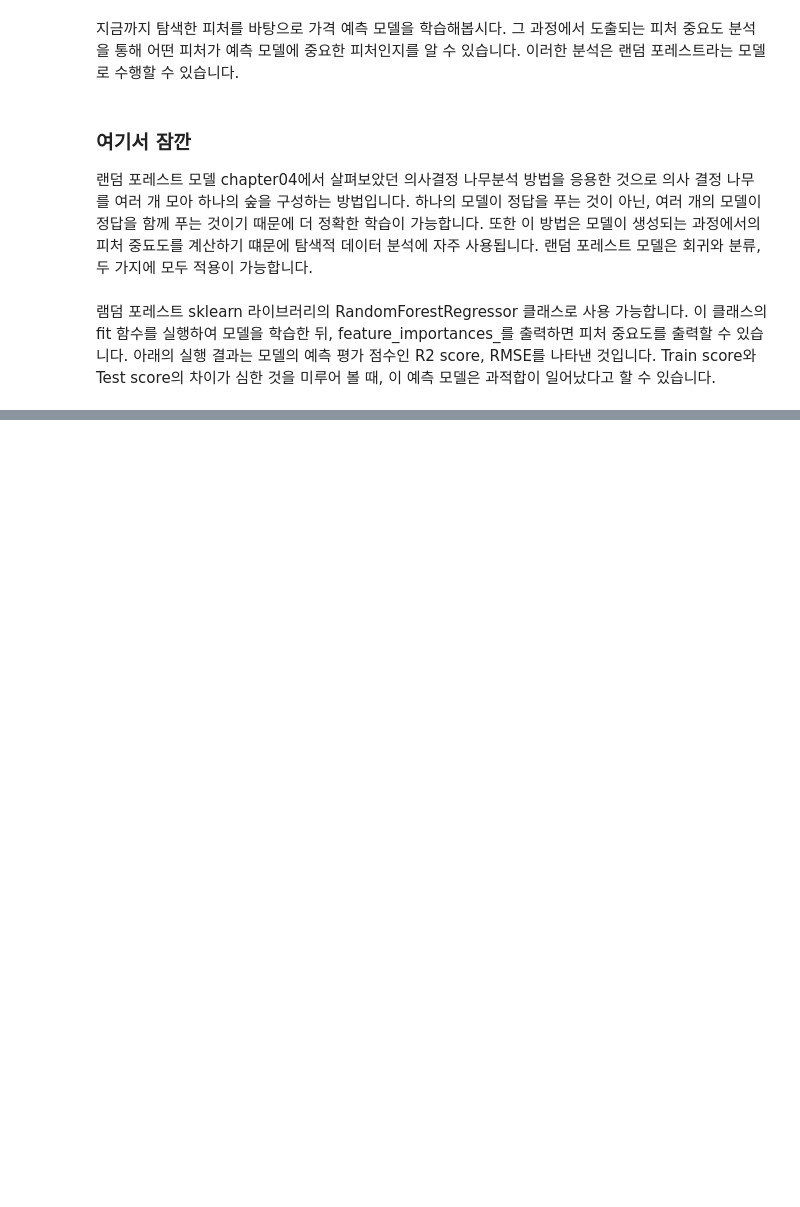
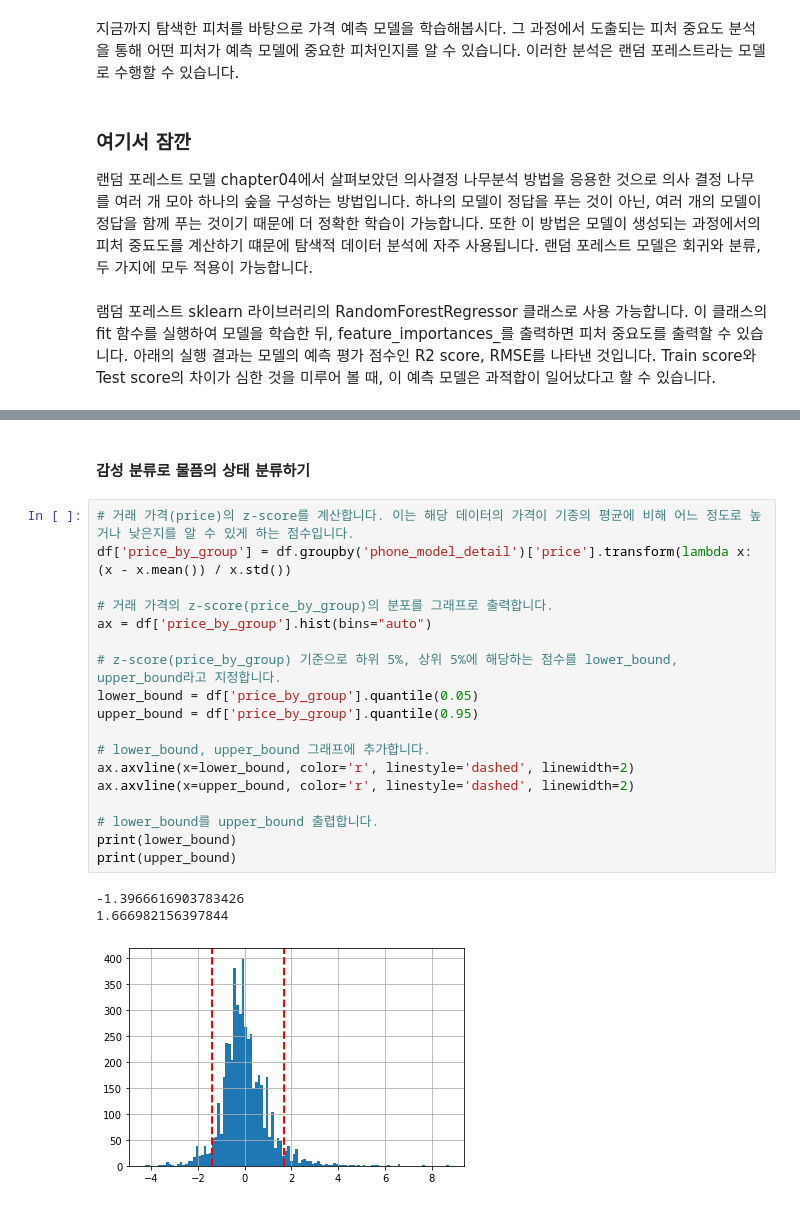
Before and after one commit to choiuikang/with_python, a Jupyter notebook: chapter-5.1.ipynb, the cells around one changed output, grey strips where cells are left out. Cells and saved outputs as stored; diff of their text form; blank space fills up the shorter version.

```diff
--- a/chapter-5.1.ipynb
+++ b/chapter-5.1.ipynb
@@ -161,0 +340,24 @@ Name: phone_model, dtype: float64
+# %% [markdown]
+####  감성 분류로 물픔의 상태 분류하기
+# %%
+# 거래 가격(price)의 z-score를 계산합니다. 이는 해당 데이터의 가격이 기종의 평균에 비해 어느 정도로 높거나 낮은지를 알 수 있게 하는 점수입니다.
+df['price_by_group'] = df.groupby('phone_model_detail')['price'].transform(lambda x:(x - x.mean()) / x.std())
+
+# 거래 가격의 z-score(price_by_group)의 분포를 그래프로 출력합니다.
+ax = df['price_by_group'].hist(bins="auto")
+
+# z-score(price_by_group) 기준으로 하위 5%, 상위 5%에 해당하는 점수를 lower_bound, upper_bound라고 지정합니다.
+lower_bound = df['price_by_group'].quantile(0.05)
+upper_bound = df['price_by_group'].quantile(0.95)
+
+# lower_bound, upper_bound 그래프에 추가합니다.
+ax.axvline(x=lower_bound, color='r', linestyle='dashed', linewidth=2)
+ax.axvline(x=upper_bound, color='r', linestyle='dashed', linewidth=2)
+
+# lower_bound를 upper_bound 출렵합니다.
+print(lower_bound)
+print(upper_bound)
+# %% [output]
+-1.3966616903783426
+1.666982156397844
+[figure, added]
```
Also changed, not shown: parts of 29 cells of this notebook.
